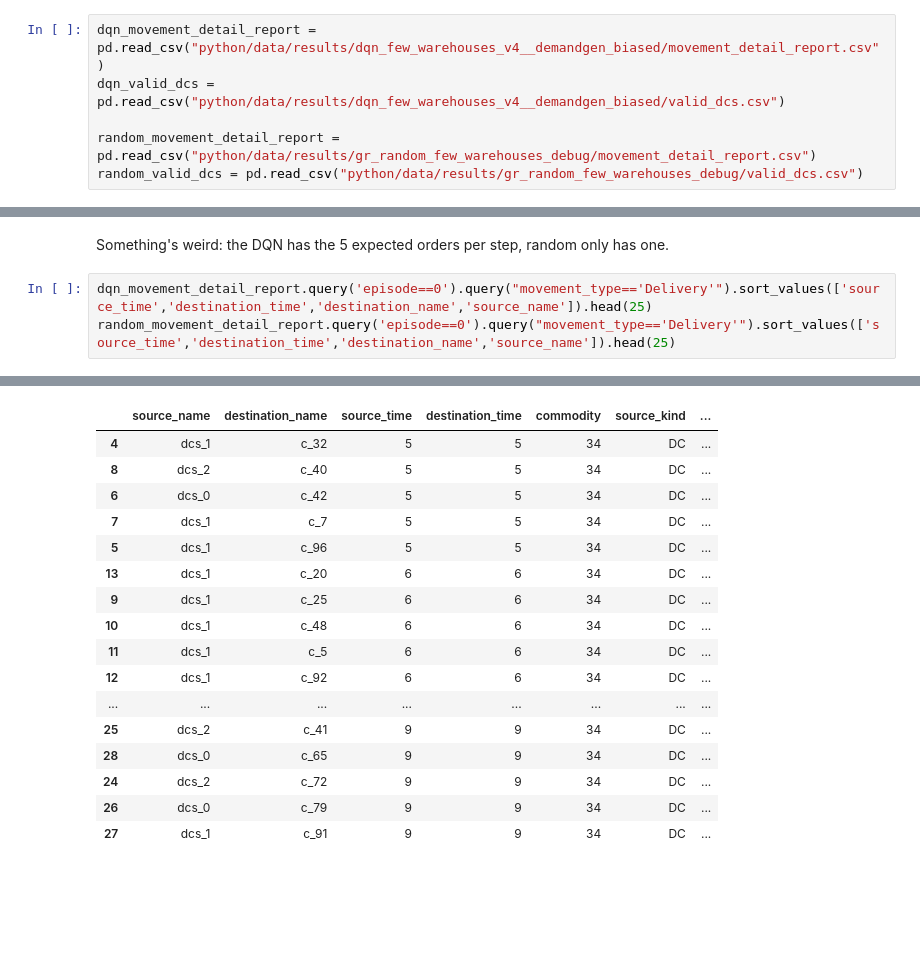
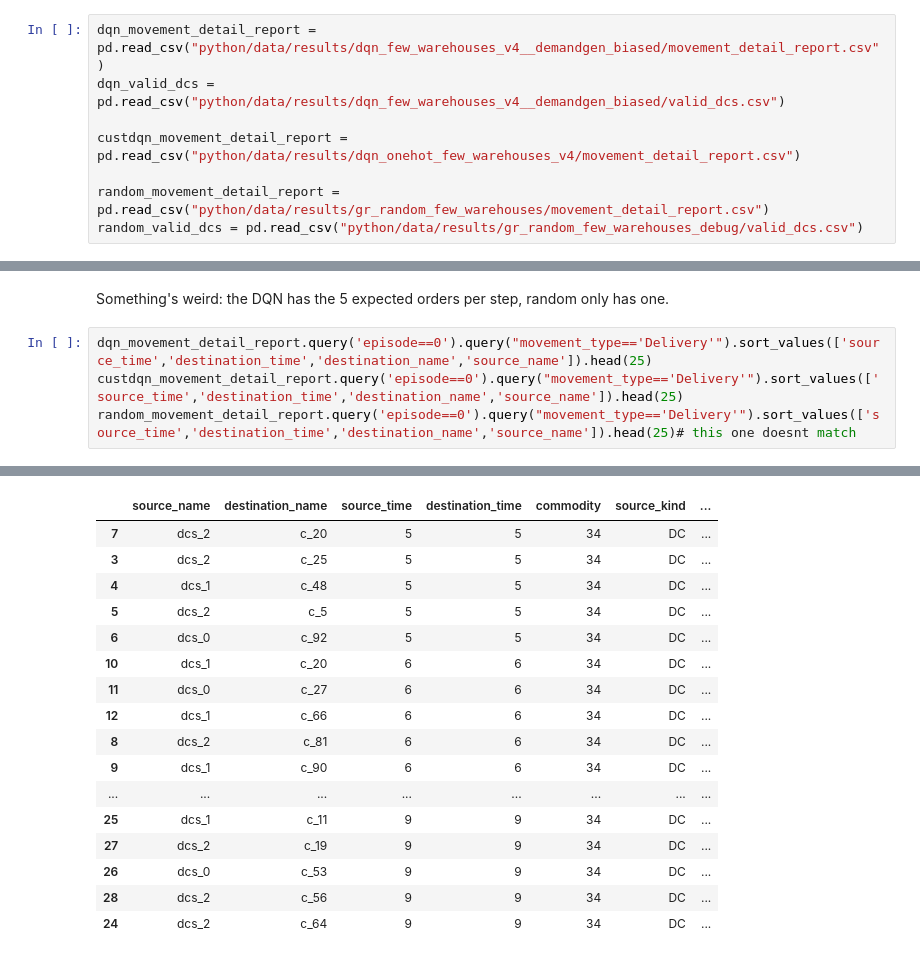
Before and after one commit to jotaporras/ts_mcfrl, a Jupyter notebook: notebooks/2020-10-18 Unexpected Too Many BigM DQN.ipynb, the cells around one changed output, grey strips where cells are left out. Cells and saved outputs as stored; diff of their text form; blank space fills up the shorter version.

```diff
--- a/notebooks/2020-10-18 Unexpected Too Many BigM DQN.ipynb
+++ b/notebooks/2020-10-18 Unexpected Too Many BigM DQN.ipynb
@@ -56,7 +56,9 @@ The autoreload extension is already loaded. To reload it, use:
 dqn_movement_detail_report = pd.read_csv("python/data/results/dqn_few_warehouses_v4__demandgen_biased/movement_detail_report.csv")
 dqn_valid_dcs = pd.read_csv("python/data/results/dqn_few_warehouses_v4__demandgen_biased/valid_dcs.csv")
 
-random_movement_detail_report = pd.read_csv("python/data/results/gr_random_few_warehouses_debug/movement_detail_report.csv")
+custdqn_movement_detail_report = pd.read_csv("python/data/results/dqn_onehot_few_warehouses_v4/movement_detail_report.csv")
+
+random_movement_detail_report = pd.read_csv("python/data/results/gr_random_few_warehouses/movement_detail_report.csv")
 random_valid_dcs = pd.read_csv("python/data/results/gr_random_few_warehouses_debug/valid_dcs.csv")
 # %% [markdown]
 ## Comparing Big Ms in dqn
@@ -114,39 +116,40 @@ So why does the random make better decisions in a 3 warehouse scenario environme
 Something's weird: the DQN has the 5 expected orders per step, random only has one.
 # %%
 dqn_movement_detail_report.query('episode==0').query("movement_type=='Delivery'").sort_values(['source_time','destination_time','destination_name','source_name']).head(25)
-random_movement_detail_report.query('episode==0').query("movement_type=='Delivery'").sort_values(['source_time','destination_time','destination_name','source_name']).head(25)
+custdqn_movement_detail_report.query('episode==0').query("movement_type=='Delivery'").sort_values(['source_time','destination_time','destination_name','source_name']).head(25)
+random_movement_detail_report.query('episode==0').query("movement_type=='Delivery'").sort_values(['source_time','destination_time','destination_name','source_name']).head(25)# this one doesnt match
 # %% [output]
 |  | source_name | destination_name | source_time | destination_time | commodity | source_kind | ... |
 | 9 | dcs_2 | c_20 | 5 | 5 | 34 | DC | ... |
 | 5 | dcs_2 | c_25 | 5 | 5 | 34 | DC | ... |
 | 6 | dcs_2 | c_48 | 5 | 5 | 34 | DC | ... |
 | 7 | dcs_2 | c_5 | 5 | 5 | 34 | DC | ... |
 | 8 | dcs_1 | c_92 | 5 | 5 | 34 | DC | ... |
 | 12 | dcs_2 | c_20 | 6 | 6 | 34 | DC | ... |
 | 13 | dcs_2 | c_27 | 6 | 6 | 34 | DC | ... |
 | 14 | dcs_1 | c_66 | 6 | 6 | 34 | DC | ... |
 | 10 | dcs_1 | c_81 | 6 | 6 | 34 | DC | ... |
 | 11 | dcs_2 | c_90 | 6 | 6 | 34 | DC | ... |
 | ... | ... | ... | ... | ... | ... | ... | ... |
 | 27 | dcs_2 | c_11 | 9 | 9 | 34 | DC | ... |
 | 29 | dcs_1 | c_19 | 9 | 9 | 34 | DC | ... |
 | 28 | dcs_0 | c_53 | 9 | 9 | 34 | DC | ... |
 | 30 | dcs_0 | c_56 | 9 | 9 | 34 | DC | ... |
 | 26 | dcs_0 | c_64 | 9 | 9 | 34 | DC | ... |
 |  | source_name | destination_name | source_time | destination_time | commodity | source_kind | ... |
-| 4 | dcs_1 | c_32 | 5 | 5 | 34 | DC | ... |
-| 8 | dcs_2 | c_40 | 5 | 5 | 34 | DC | ... |
-| 6 | dcs_0 | c_42 | 5 | 5 | 34 | DC | ... |
-| 7 | dcs_1 | c_7 | 5 | 5 | 34 | DC | ... |
-| 5 | dcs_1 | c_96 | 5 | 5 | 34 | DC | ... |
-| 13 | dcs_1 | c_20 | 6 | 6 | 34 | DC | ... |
-| 9 | dcs_1 | c_25 | 6 | 6 | 34 | DC | ... |
-| 10 | dcs_1 | c_48 | 6 | 6 | 34 | DC | ... |
-| 11 | dcs_1 | c_5 | 6 | 6 | 34 | DC | ... |
-| 12 | dcs_1 | c_92 | 6 | 6 | 34 | DC | ... |
+| 7 | dcs_2 | c_20 | 5 | 5 | 34 | DC | ... |
+| 3 | dcs_2 | c_25 | 5 | 5 | 34 | DC | ... |
+| 4 | dcs_1 | c_48 | 5 | 5 | 34 | DC | ... |
+| 5 | dcs_2 | c_5 | 5 | 5 | 34 | DC | ... |
+| 6 | dcs_0 | c_92 | 5 | 5 | 34 | DC | ... |
+| 10 | dcs_1 | c_20 | 6 | 6 | 34 | DC | ... |
+| 11 | dcs_0 | c_27 | 6 | 6 | 34 | DC | ... |
+| 12 | dcs_1 | c_66 | 6 | 6 | 34 | DC | ... |
+| 8 | dcs_2 | c_81 | 6 | 6 | 34 | DC | ... |
+| 9 | dcs_1 | c_90 | 6 | 6 | 34 | DC | ... |
 | ... | ... | ... | ... | ... | ... | ... | ... |
-| 25 | dcs_2 | c_41 | 9 | 9 | 34 | DC | ... |
-| 28 | dcs_0 | c_65 | 9 | 9 | 34 | DC | ... |
-| 24 | dcs_2 | c_72 | 9 | 9 | 34 | DC | ... |
-| 26 | dcs_0 | c_79 | 9 | 9 | 34 | DC | ... |
-| 27 | dcs_1 | c_91 | 9 | 9 | 34 | DC | ... |
+| 25 | dcs_1 | c_11 | 9 | 9 | 34 | DC | ... |
+| 27 | dcs_2 | c_19 | 9 | 9 | 34 | DC | ... |
+| 26 | dcs_0 | c_53 | 9 | 9 | 34 | DC | ... |
+| 28 | dcs_2 | c_56 | 9 | 9 | 34 | DC | ... |
+| 24 | dcs_2 | c_64 | 9 | 9 | 34 | DC | ... |
```
Also changed, not shown: parts of 1 cell of this notebook, 10 other files.
